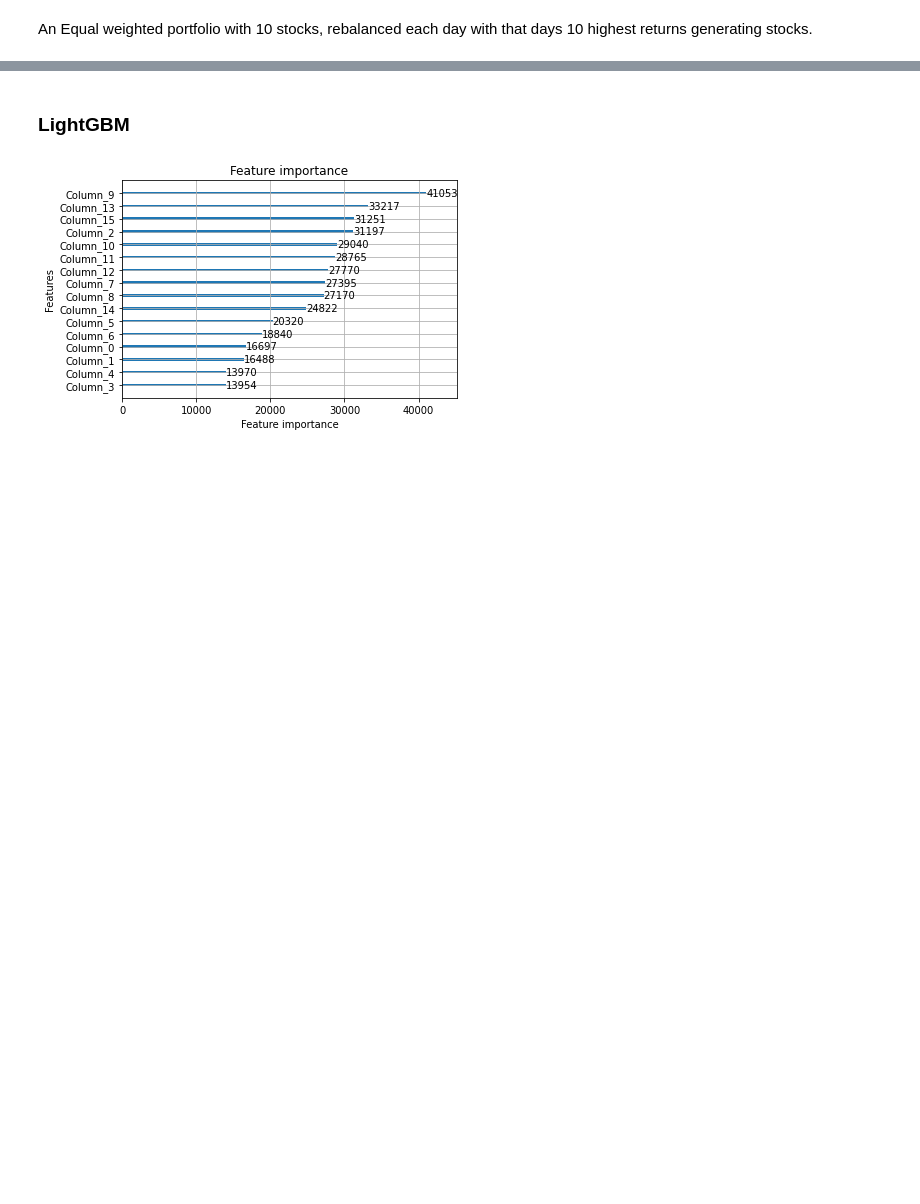
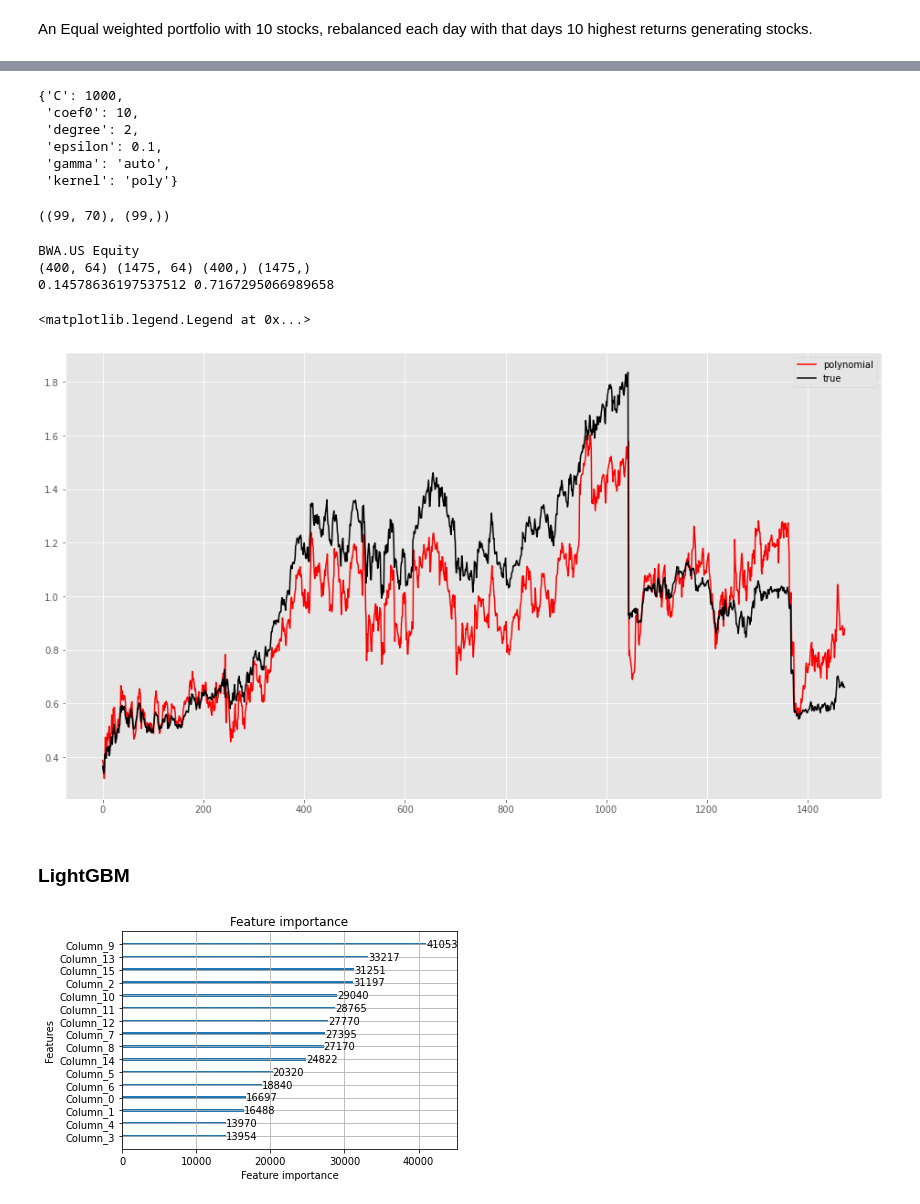
Before and after one commit to puneat/Algorithmic_Portfolio, a Jupyter notebook: Portfolio_Investment.ipynb, the cells around one changed output, grey strips where cells are left out. Drawn from its saved outputs; the diff is of its cells as text; code cells hidden in the pictures; blank space fills up the shorter version.

```diff
--- a/Portfolio_Investment.ipynb
+++ b/Portfolio_Investment.ipynb
@@ -47,6 +319,7 @@ def read_price_data(idx):
   low = pd.read_csv('/gdrive/My Drive/UBS/S&P500/data/low_price.csv')
   bb_live = pd.read_csv('/gdrive/My Drive/UBS/S&P500/data/bb_live.csv')
   volume = pd.read_csv('/gdrive/My Drive/UBS/S&P500/data/volume.csv')
+  print(close.columns[idx])
 
   open=open.iloc[:,[0,idx]]
   close=close.iloc[:,[0,idx]]
@@ -55,15 +328,34 @@ def read_price_data(idx):
   bb_live=bb_live.iloc[:,[0,idx]]
   volume=volume.iloc[:,[0,idx]]
 
+  open['date'] = pd.to_datetime(open['date'])
   open=open.set_index('date')
+
+  close['date'] = pd.to_datetime(close['date'])
   close=close.set_index('date')
+
+  high['date'] = pd.to_datetime(high['date'])
   high=high.set_index('date')
+
+  low['date'] = pd.to_datetime(low['date'])
   low=low.set_index('date')
+
+  bb_live['date'] = pd.to_datetime(bb_live['date'])
   bb_live=bb_live.set_index('date')
+
+  volume['date'] = pd.to_datetime(volume['date'])
   volume=volume.set_index('date')
 
-  result = pd.concat([open,high,low,close,volume,bb_live], axis=1).reindex(bb_live.index)
+  result = pd.concat([open,high,low,close,volume,bb_live], axis=1).reindex(open.index)
   result.columns = ['open','high','low','close','volume','bb_live']
+
+  result['open'] =result['open'].apply(lambda x: x/result.open[0])
+  result['close'] =result['close'].apply(lambda x: x/result.close[0])
+  result['high'] =result['high'].apply(lambda x: x/result.high[0])
+  result['low'] =result['low'].apply(lambda x: x/result.low[0])
+  result['bb_live'] =result['bb_live'].apply(lambda x: x/result.bb_live[0])
+  result['volume'] =result['volume'].apply(lambda x: x/result.volume[0])
+
   return result
 
 def data_load(idx):
@@ -153,3 +522,45 @@ secondary_index_data = pd.read_csv('/gdrive/My Drive/UBS/S&P500/data/secondary_d
+# %%
+model.best_params_
+# %% [output]
+{'C': 1000,
+ 'coef0': 10,
+ 'degree': 2,
+ 'epsilon': 0.1,
+ 'gamma': 'auto',
+ 'kernel': 'poly'}
+# %%
+trainX[:-1].shape, trainY[1:].shape
+# %% [output]
+((99, 70), (99,))
+# %%
+svr_poly = SVR(kernel='poly', C=250, gamma='auto', degree=1, epsilon=.1, coef0=10)
+svr_linear = SVR(kernel='linear',C=100,epsilon=0.1)
+ind, equity = data_load(100)
+days=400
+ind,equity,corr=remove_features(ind,equity)
+trainX, trainY, validX, validY = input_data(ind,equity,days)
+print(trainX.shape, validX.shape, trainY.shape, validY.shape)
+model_p = svr_poly.fit(trainX, trainY)
+model_l = svr_linear.fit(trainX, trainY,)
+print(mean_absolute_error(validY[1:], model_p.predict(validX[:-1])), model_p.score(validX[:-1],validY[1:]))
+#print(model_p.score(validX,validY),model_l.score(validX,validY))
+# %% [output]
+BWA.US Equity
+(400, 64) (1475, 64) (400,) (1475,)
+0.14578636197537512 0.7167295066989658
+# %%
+#ypred_stack = stack.predict(validX)
+ypred_poly = model_p.predict(validX[:-1])
+matplotlib.style.use('ggplot')
+fig, ax1 = plt.subplots(figsize=(16, 9))
+#ax2 = ax1.twinx()
+# ax1.plot(ypred_stack,color='green')
+ax1.plot(ypred_poly,color='red')
+ax1.plot(validY[1:],color='black')
+ax1.legend(['polynomial','true'])
+# %% [output]
+<matplotlib.legend.Legend at 0x...>
+[figure, added]
 # %% [markdown]
 ### **LightGBM**
 # %%
```
Also changed, not shown: parts of 30 cells of this notebook.
